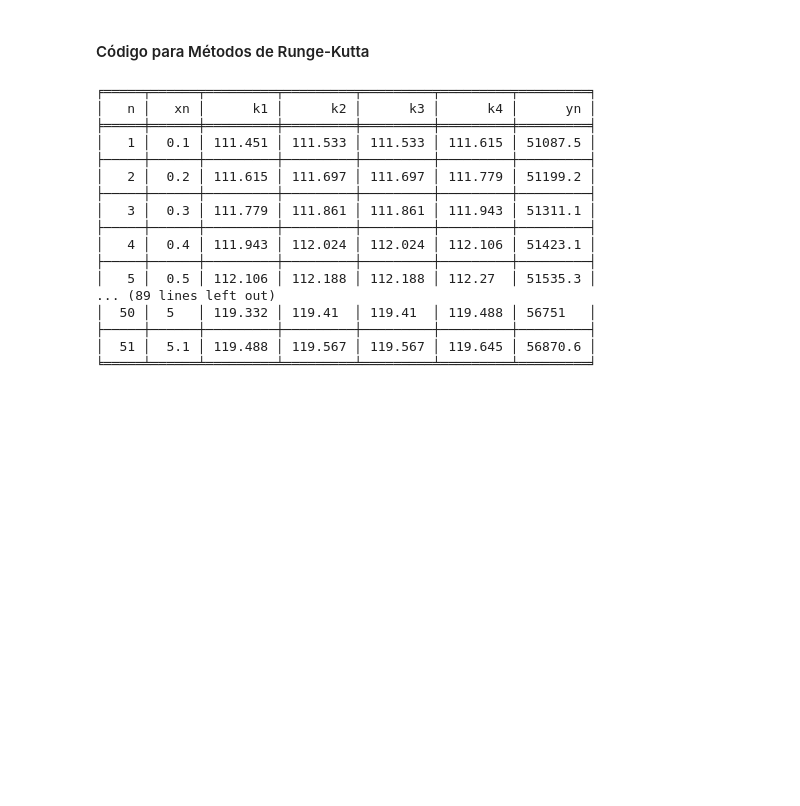
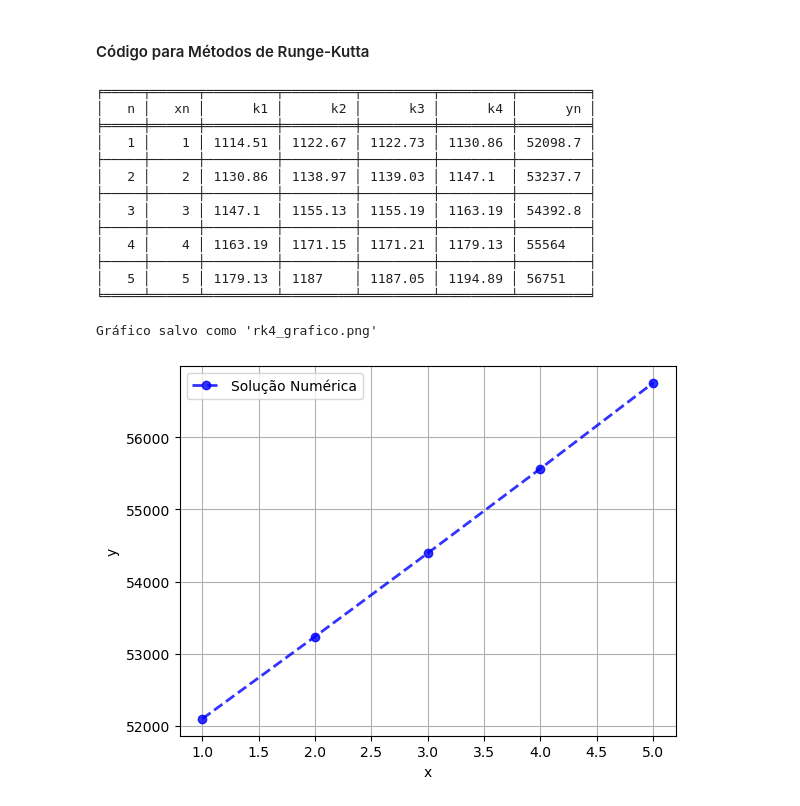
Before and after one commit to georgianagraca/prova3_calculonumerico, a Jupyter notebook: Prova3.ipynb, the cells around one changed output. Drawn from its saved outputs; the diff is of its cells as text; code cells hidden in the pictures; blank space fills up the shorter version.

Commit message:
correção no segundo grafico

```diff
--- a/Prova3.ipynb
+++ b/Prova3.ipynb
@@ -263,12 +196,11 @@ def dP_dt(P, b, k):
     return b * P - k * P**2
 # %%
 # Método de Runge-Kutta de quarta ordem
-def runge_kutta_4(P0, b, k, t_final, h):
+def runge_kutta_4(P0, b, k, t_final, h, n):
     t = 0
     P = P0
     results = []
-    cont = 0
-    while t < t_final:
+    for i in range(n):
         # Coeficientes de Runge-Kutta
         k1 = h * dP_dt(P, b, k)
         k2 = h * dP_dt(P + 0.5 * k1, b, k)
@@ -278,43 +210,57 @@ def runge_kutta_4(P0, b, k, t_final, h):
         # Atualiza a população
         P += (k1 + 2*k2 + 2*k3 + k4) / 6
 
-        cont = cont + 1
-
-        results.append([cont, t, k1, k2, k3, k4, P])
         # Atualiza o tempo
         t += h
 
-
-
-
+        results.append([i+1, t, k1, k2, k3, k4, P])
 
     return results
+# %%
+def plot_numeric(results, filename, col_x, col_y):
+    x_values = [row[col_x] for row in results]  # Valores de x
+    y_numeric_values = [row[col_y] for row in results]  # Valores de y aproximados
+    # Plot das soluções
+    plt.plot(x_values, y_numeric_values, label="Solução Numérica", marker='o', linestyle='--', color='blue', linewidth=2, alpha=0.8)
+
+    # Configurações do gráfico
+    plt.xlabel("x")
+    plt.ylabel("y")
+    plt.legend()
+    plt.grid(True)
+
+    # Salva o gráfico em um arquivo
+    plt.savefig(filename)
+    print(f"Gráfico salvo como '{filename}'")
+    plt.show()
 # %%
 # Parâmetros
 P0 = 50976  # População inicial
 b = 2.9e-2  # Taxa de nascimentos
 k = 1.4e-7  # Constante de mortalidade proporcional
 t_final = 5  # Tempo final em anos
-h = 0.1  # Passo de tempo
+h = 1  # Passo de tempo
+n = 5
 # %%
 # Calculando a população estimada após 5 anos
-results = runge_kutta_4(P0, b, k, t_final, h)
+results = runge_kutta_4(P0, b, k, t_final, h, n)
 print(tabulate(results, headers=["n", "xn", "k1", "k2", "k3", "k4", "yn"], tablefmt="fancy_grid"))
 # %% [output]
 ╒═════╤══════╤═════════╤═════════╤═════════╤═════════╤═════════╕
 │   n │   xn │      k1 │      k2 │      k3 │      k4 │      yn │
 ╞═════╪══════╪═════════╪═════════╪═════════╪═════════╪═════════╡
-│   1 │  0.1 │ 111.451 │ 111.533 │ 111.533 │ 111.615 │ 51087.5 │
+│   1 │    1 │ 1114.51 │ 1122.67 │ 1122.73 │ 1130.86 │ 52098.7 │
 ├─────┼──────┼─────────┼─────────┼─────────┼─────────┼─────────┤
-│   2 │  0.2 │ 111.615 │ 111.697 │ 111.697 │ 111.779 │ 51199.2 │
+│   2 │    2 │ 1130.86 │ 1138.97 │ 1139.03 │ 1147.1  │ 53237.7 │
 ├─────┼──────┼─────────┼─────────┼─────────┼─────────┼─────────┤
-│   3 │  0.3 │ 111.779 │ 111.861 │ 111.861 │ 111.943 │ 51311.1 │
+│   3 │    3 │ 1147.1  │ 1155.13 │ 1155.19 │ 1163.19 │ 54392.8 │
 ├─────┼──────┼─────────┼─────────┼─────────┼─────────┼─────────┤
-│   4 │  0.4 │ 111.943 │ 112.024 │ 112.024 │ 112.106 │ 51423.1 │
+│   4 │    4 │ 1163.19 │ 1171.15 │ 1171.21 │ 1179.13 │ 55564   │
 ├─────┼──────┼─────────┼─────────┼─────────┼─────────┼─────────┤
-│   5 │  0.5 │ 112.106 │ 112.188 │ 112.188 │ 112.27  │ 51535.3 │
-... (89 lines left out)
-│  50 │  5   │ 119.332 │ 119.41  │ 119.41  │ 119.488 │ 56751   │
-├─────┼──────┼─────────┼─────────┼─────────┼─────────┼─────────┤
-│  51 │  5.1 │ 119.488 │ 119.567 │ 119.567 │ 119.645 │ 56870.6 │
+│   5 │    5 │ 1179.13 │ 1187    │ 1187.05 │ 1194.89 │ 56751   │
 ╘═════╧══════╧═════════╧═════════╧═════════╧═════════╧═════════╛
+# %%
+plot_numeric(results, "rk4_grafico.png", 1, 6)
+# %% [output]
+Gráfico salvo como 'rk4_grafico.png'
+[figure, added]
```
Also changed, not shown: parts of 16 cells of this notebook.
